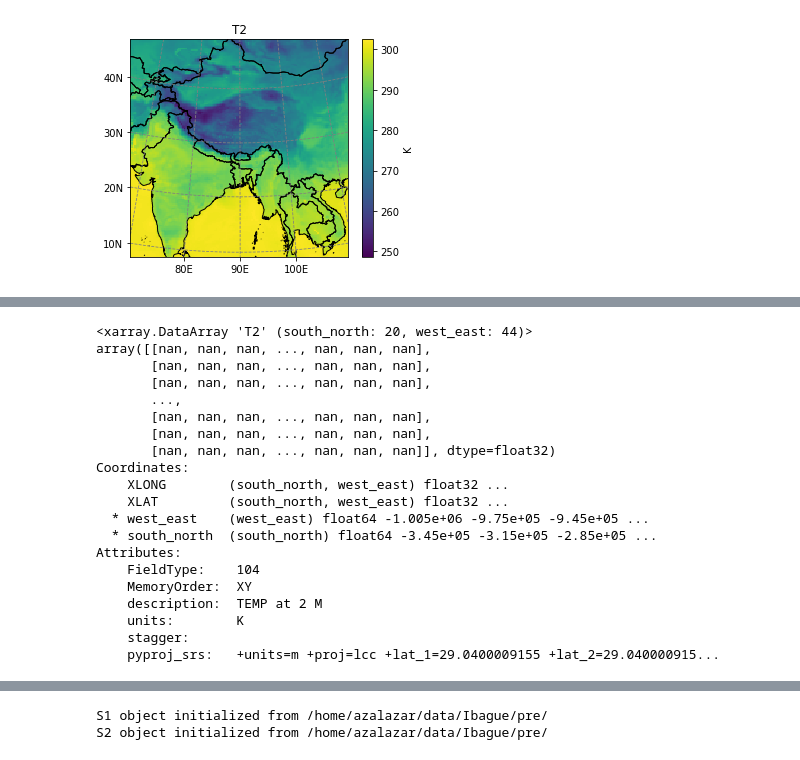
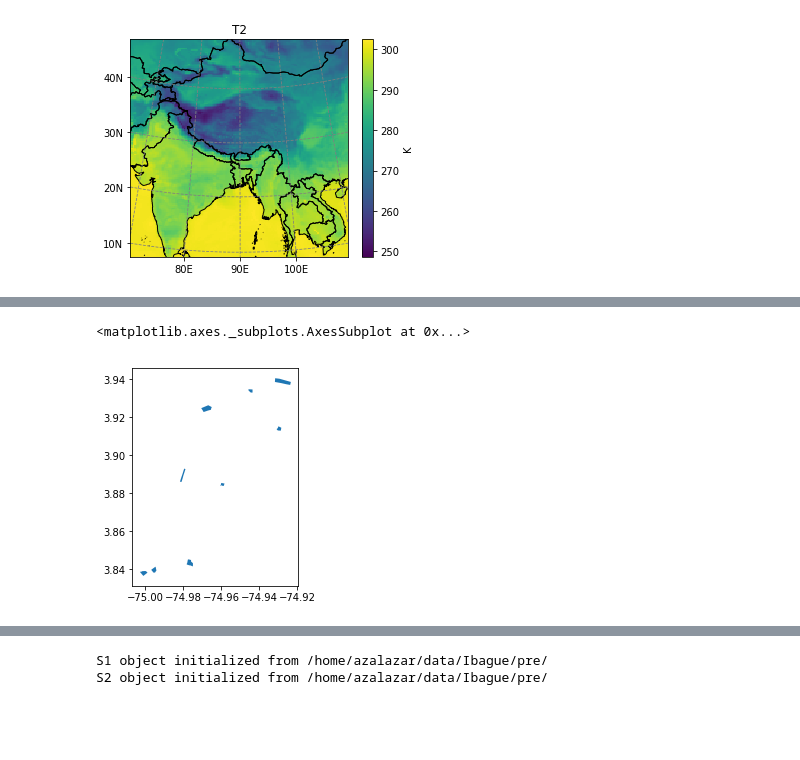
Before and after one commit to alexsalr/ciat_monitor_crops, a Jupyter notebook: Load&Analysis_test.ipynb, the cells around one changed output, grey strips where cells are left out. Cells and saved outputs as stored; diff of their text form; code cells hidden in the pictures; blank space fills up the shorter version.

```diff
--- a/Load&Analysis_test.ipynb
+++ b/Load&Analysis_test.ipynb
@@ -41 +60,7 @@ shdf
+# %%
+latest = shdf.loc[shdf['X20151120'].isin(['Ripening', 'Reproductive'])]  # GeoPandas' GeoDataFrame
+latest.plot()
+# %% [output]
+<matplotlib.axes._subplots.AxesSubplot at 0x...>
+[figure, added]
 # %%
@@ -43,25 +68,2 @@ t2_roi = t2.salem.roi(shape=shdf)
 # %%
 t2_sub = t2_roi.salem.subset(shape=shdf, margin=2)
-# %%
-t2_sub
-# %% [output]
-<xarray.DataArray 'T2' (south_north: 20, west_east: 44)>
-array([[nan, nan, nan, ..., nan, nan, nan],
-       [nan, nan, nan, ..., nan, nan, nan],
-       [nan, nan, nan, ..., nan, nan, nan],
-       ...,
-       [nan, nan, nan, ..., nan, nan, nan],
-       [nan, nan, nan, ..., nan, nan, nan],
-       [nan, nan, nan, ..., nan, nan, nan]], dtype=float32)
-Coordinates:
-    XLONG        (south_north, west_east) float32 ...
-    XLAT         (south_north, west_east) float32 ...
-  * west_east    (west_east) float64 -1.005e+06 -9.75e+05 -9.45e+05 ...
-  * south_north  (south_north) float64 -3.45e+05 -3.15e+05 -2.85e+05 ...
-Attributes:
-    FieldType:    104
-    MemoryOrder:  XY
-    description:  TEMP at 2 M
-    units:        K
-    stagger:
-    pyproj_srs:   +units=m +proj=lcc +lat_1=29.0400009155 +lat_2=29.040000915...
```
Also changed, not shown: parts of 18 cells of this notebook, 3 other files.
